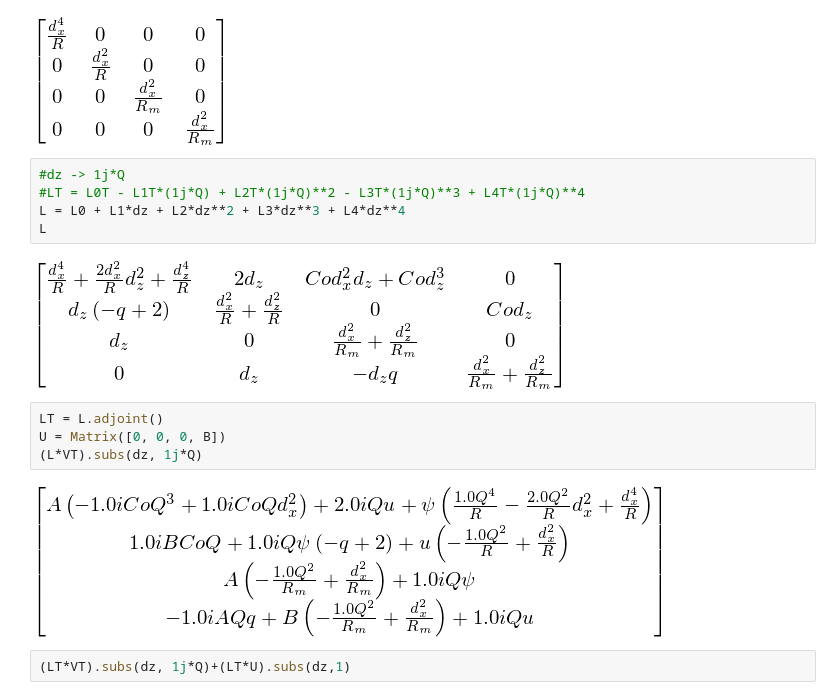
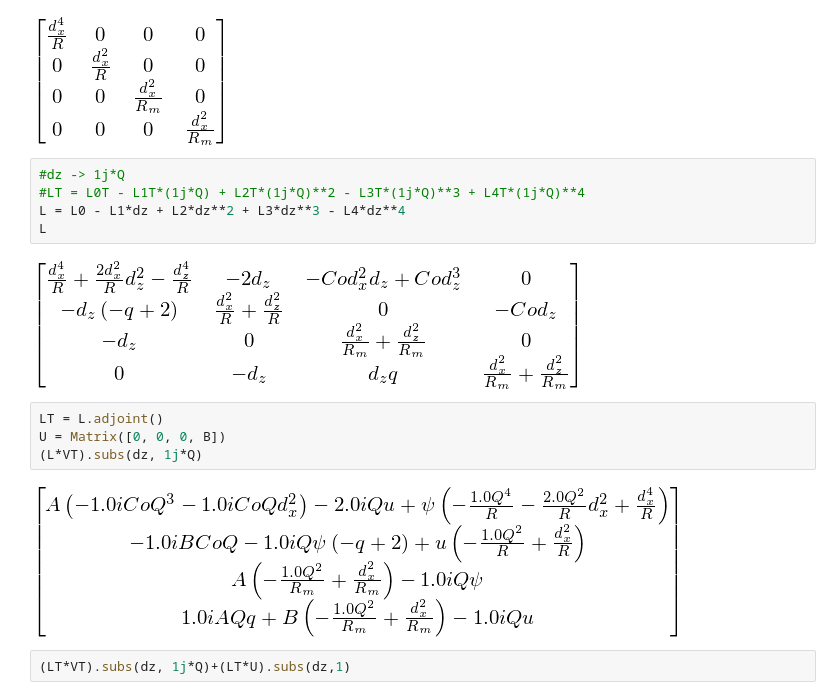
Before and after one commit to jsoishi/weakly_nonlinear_mri, a Jupyter notebook: python/adjoint solution.ipynb, the cells around one changed output. Drawn from its saved outputs; the diff is of its cells as text.

```diff
--- a/python/adjoint solution.ipynb
+++ b/python/adjoint solution.ipynb
@@ -94,16 +94,16 @@ L0T
 # %%
 #dz -> 1j*Q
 #LT = L0T - L1T*(1j*Q) + L2T*(1j*Q)**2 - L3T*(1j*Q)**3 + L4T*(1j*Q)**4
-L = L0 + L1*dz + L2*dz**2 + L3*dz**3 + L4*dz**4
+L = L0 - L1*dz + L2*dz**2 + L3*dz**3 - L4*dz**4
 L
 # %% [output]
-[figure, old version]
+[figure, new version]
 # %%
 LT = L.adjoint()
 U = Matrix([0, 0, 0, B])
 (L*VT).subs(dz, 1j*Q)
 # %% [output]
-[figure, old version]
+[figure, new version]
 # %%
 (LT*VT).subs(dz, 1j*Q)+(LT*U).subs(dz,1)
 # %% [output]
```
Also changed, not shown: 1 other file.
